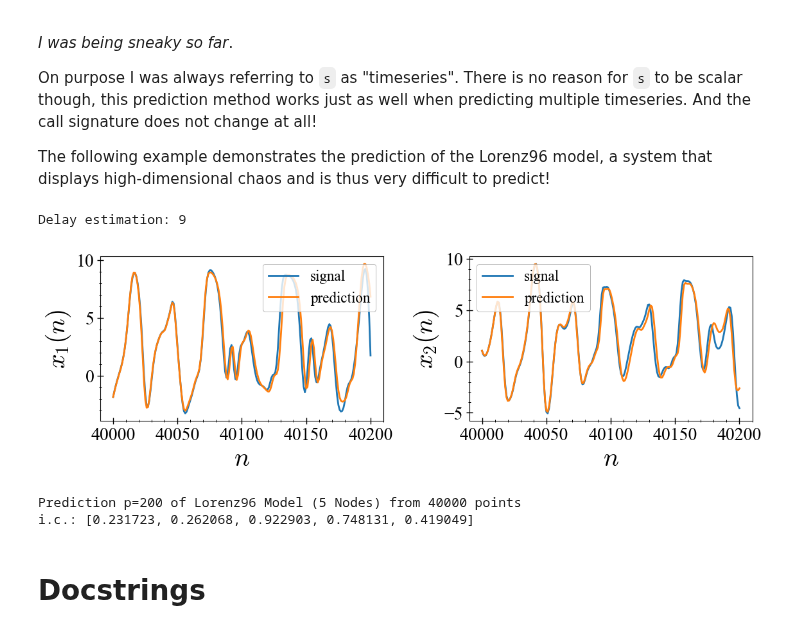
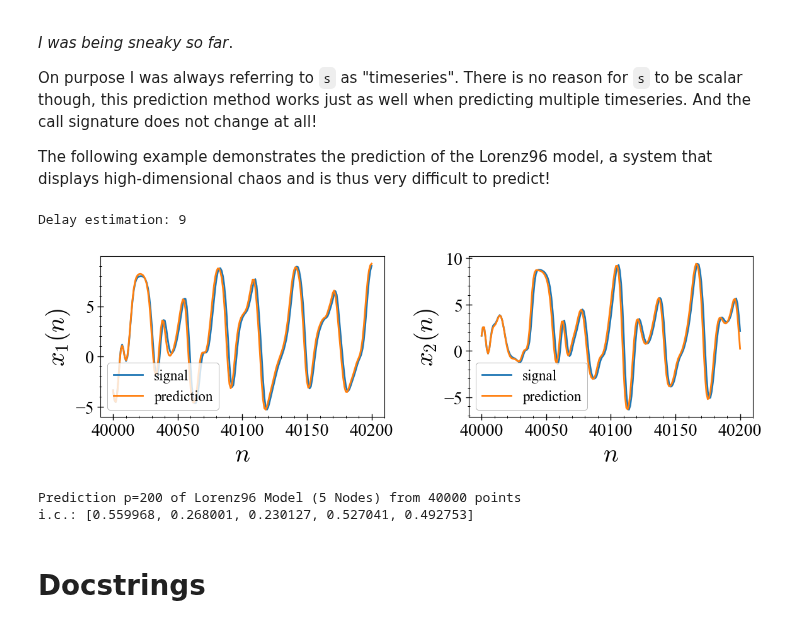
Before and after one commit to xorJane/tutorials, a Jupyter notebook: 8. Timeseries Prediction.ipynb, the cells around one changed output. Cells and saved outputs as stored; diff of their text form; code cells hidden in the pictures.

```diff
--- a/8. Timeseries Prediction.ipynb
+++ b/8. Timeseries Prediction.ipynb
@@ -217,7 +217,7 @@ using DynamicalSystemsBase, PyPlot
 
 #Generate timeseries set
 ds = Systems.lorenz96(5; F=8.)
-ic = state(ds)
+ic = get_state(ds)
 Δt = 0.05
 s = trajectory(ds, 2100; dt=Δt)[:,1:2]
 
@@ -231,36 +231,36 @@ s_test  = s[N_train:N_train+p,1:2]
 D = 5; # total dimension of reconstruction is D*2 ! ! !
 x = s[:, 1]
 τ = estimate_delay(x, "first_zero")
 println("Delay estimation: $(τ)")
 
 #Prediction
 method = LinearLocalModel(2, 2.5)
 method = AverageLocalModel(2)
 ntype = FixedMassNeighborhood(5)
 s_pred  = localmodel_tsp(s_train, D, τ, p; method = method, ntype = ntype)
 
 
 figure(figsize=(12,4))
 ax = subplot(121)
 plot(N_train:N_train+p, s_test[:,1], label="signal")
 plot(N_train:N_train+p, s_pred[:,1], label="prediction")
 ylabel("\$x_1(n)\$")
 xlabel("\$n\$")
 legend()
 ax = subplot(122)
 plot(N_train:N_train+p, s_test[:,2], label="signal")
 plot(N_train:N_train+p, s_pred[:,2], label="prediction")
 ylabel("\$x_2(n)\$")
 xlabel("\$n\$")
 legend()
 tight_layout();
 println("Prediction p=$p of Lorenz96 Model (5 Nodes) from $N_train points")
 println("i.c.: $ic")
 # %% [output]
 Delay estimation: 9
-[figure, old version]
+[figure, new version]
 Prediction p=200 of Lorenz96 Model (5 Nodes) from 40000 points
-i.c.: [0.231723, 0.262068, 0.922903, 0.748131, 0.419049]
+i.c.: [0.559968, 0.268001, 0.230127, 0.527041, 0.492753]
 # %% [markdown]
 # Docstrings
 # %%
```
Also changed, not shown: parts of 5 cells of this notebook.
